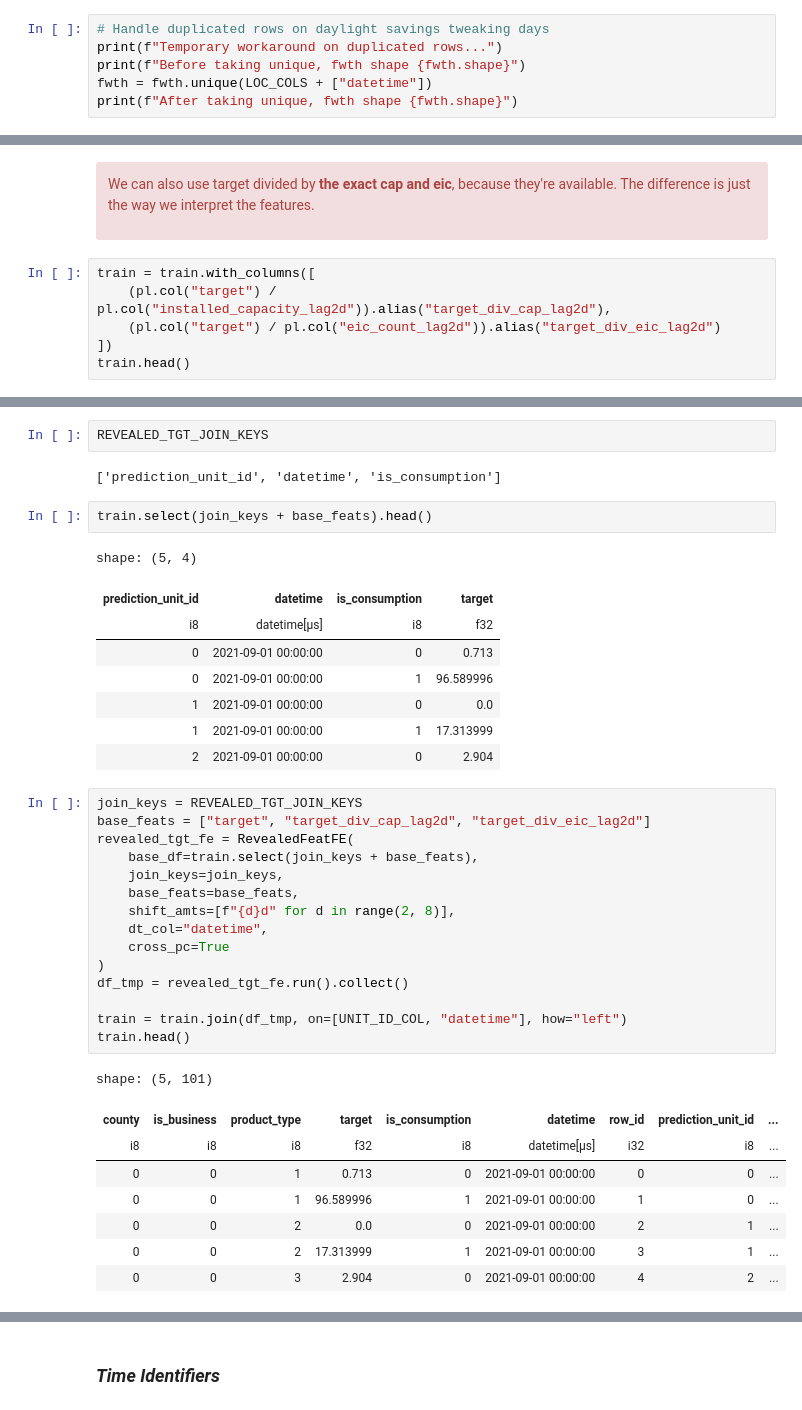
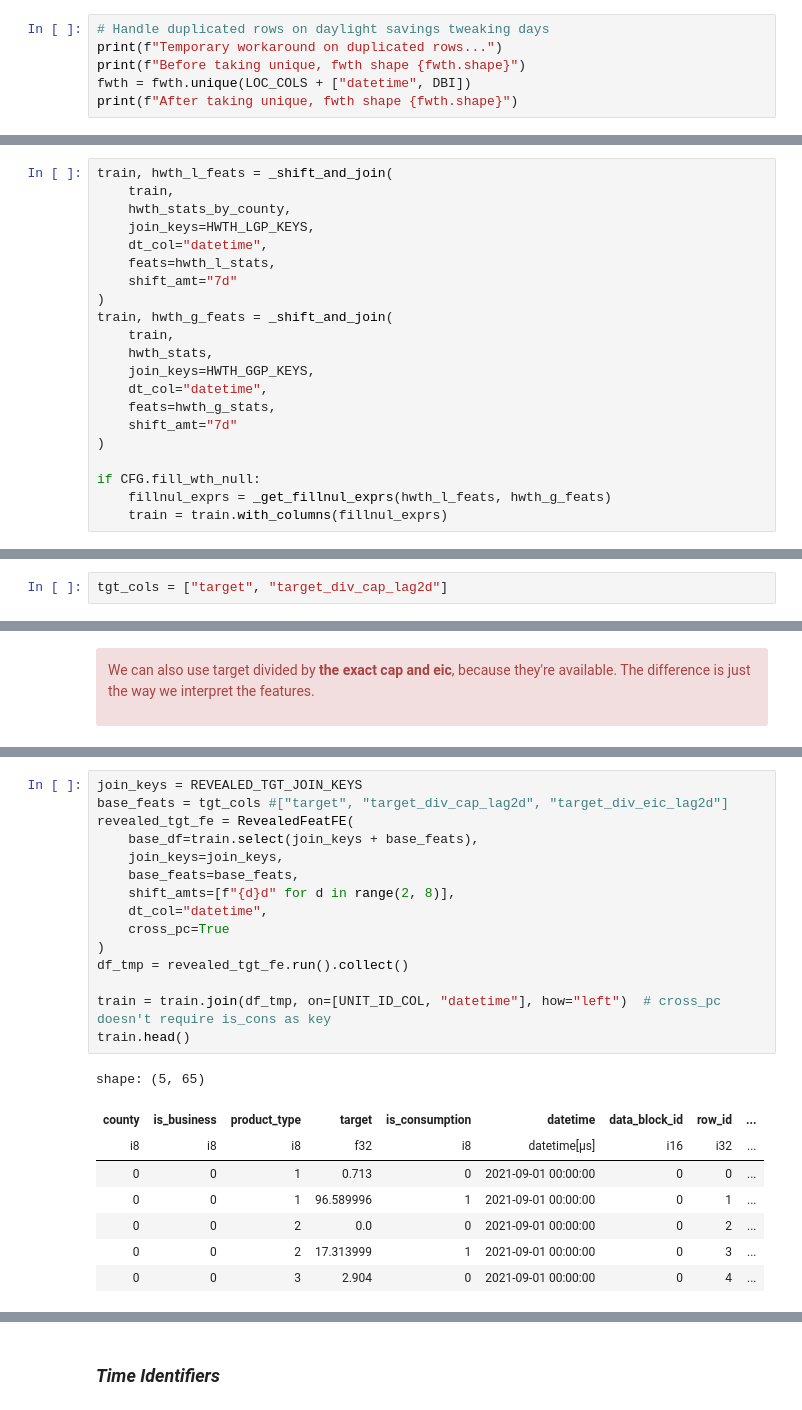
Before and after one commit to JiangJiaWei1103/Enefit-39th-Place-Solution, a Jupyter notebook: from_dp_to_fe.ipynb, the cells around one changed output, grey strips where cells are left out. Drawn from its saved outputs; the diff is of its cells as text.

```diff
--- a/from_dp_to_fe.ipynb
+++ b/from_dp_to_fe.ipynb
@@ -315,7 +412,7 @@ fwth_feats = [c for c in fwth.columns if c not in cols_to_skip]
 # Handle duplicated rows on daylight savings tweaking days
 print(f"Temporary workaround on duplicated rows...")
 print(f"Before taking unique, fwth shape {fwth.shape}")
-fwth = fwth.unique(LOC_COLS + ["datetime"])
+fwth = fwth.unique(LOC_COLS + ["datetime", DBI])
 print(f"After taking unique, fwth shape {fwth.shape}")
 # %% [output]
 Temporary workaround on duplicated rows...
@@ -522,3 +588,24 @@ shape: (2, 63)
+# %%
+train, hwth_l_feats = _shift_and_join(
+    train,
+    hwth_stats_by_county,
+    join_keys=HWTH_LGP_KEYS,
+    dt_col="datetime",
+    feats=hwth_l_stats,
+    shift_amt="7d"
+)
+train, hwth_g_feats = _shift_and_join(
+    train,
+    hwth_stats,
+    join_keys=HWTH_GGP_KEYS,
+    dt_col="datetime",
+    feats=hwth_g_stats,
+    shift_amt="7d"
+)
+
+if CFG.fill_wth_null:
+    fillnul_exprs = _get_fillnul_exprs(hwth_l_feats, hwth_g_feats)
+    train = train.with_columns(fillnul_exprs)
 # %%
 train.select(hwth_l_feats+hwth_g_feats).null_count() / len(train)
 # %% [output]
@@ -571,0 +669,2 @@ Type:      function
+# %%
+tgt_cols = ["target", "target_div_cap_lag2d"]
@@ -647,9 +818,3 @@ class RevealedFeatFE(object):
 <div class="alert alert-block alert-danger">
     <p>We can also use target divided by <strong>the exact cap and eic</strong>, because they're available. The difference is just the way we interpret the features.</p>
 </div>
-# %%
-train = train.with_columns([
-    (pl.col("target") / pl.col("installed_capacity_lag2d")).alias("target_div_cap_lag2d"),
-    (pl.col("target") / pl.col("eic_count_lag2d")).alias("target_div_eic_lag2d")
-])
-train.head()
@@ -685,39 +821,24 @@ Subclasses:
-# %%
-REVEALED_TGT_JOIN_KEYS
-# %% [output]
-['prediction_unit_id', 'datetime', 'is_consumption']
-# %%
-train.select(join_keys + base_feats).head()
-# %% [output]
-shape: (5, 4)
-| prediction_unit_id | datetime | is_consumption | target |
-| i8 | datetime[μs] | i8 | f32 |
-| 0 | 2021-09-01 00:00:00 | 0 | 0.713 |
-| 0 | 2021-09-01 00:00:00 | 1 | 96.589996 |
-| 1 | 2021-09-01 00:00:00 | 0 | 0.0 |
-| 1 | 2021-09-01 00:00:00 | 1 | 17.313999 |
-| 2 | 2021-09-01 00:00:00 | 0 | 2.904 |
 # %%
 join_keys = REVEALED_TGT_JOIN_KEYS
-base_feats = ["target", "target_div_cap_lag2d", "target_div_eic_lag2d"]
+base_feats = tgt_cols #["target", "target_div_cap_lag2d", "target_div_eic_lag2d"]
 revealed_tgt_fe = RevealedFeatFE(
     base_df=train.select(join_keys + base_feats),
     join_keys=join_keys,
     base_feats=base_feats,
     shift_amts=[f"{d}d" for d in range(2, 8)],
     dt_col="datetime",
     cross_pc=True
 )
 df_tmp = revealed_tgt_fe.run().collect()
 
-train = train.join(df_tmp, on=[UNIT_ID_COL, "datetime"], how="left")
+train = train.join(df_tmp, on=[UNIT_ID_COL, "datetime"], how="left")  # cross_pc doesn't require is_cons as key
 train.head()
 # %% [output]
-shape: (5, 101)
+shape: (5, 65)
-| county | is_business | product_type | target | is_consumption | datetime | row_id | prediction_unit_id | ... |
-| i8 | i8 | i8 | f32 | i8 | datetime[μs] | i32 | i8 | ... |
+| county | is_business | product_type | target | is_consumption | datetime | data_block_id | row_id | ... |
+| i8 | i8 | i8 | f32 | i8 | datetime[μs] | i16 | i32 | ... |
 | 0 | 0 | 1 | 0.713 | 0 | 2021-09-01 00:00:00 | 0 | 0 | ... |
-| 0 | 0 | 1 | 96.589996 | 1 | 2021-09-01 00:00:00 | 1 | 0 | ... |
-| 0 | 0 | 2 | 0.0 | 0 | 2021-09-01 00:00:00 | 2 | 1 | ... |
-| 0 | 0 | 2 | 17.313999 | 1 | 2021-09-01 00:00:00 | 3 | 1 | ... |
-| 0 | 0 | 3 | 2.904 | 0 | 2021-09-01 00:00:00 | 4 | 2 | ... |
+| 0 | 0 | 1 | 96.589996 | 1 | 2021-09-01 00:00:00 | 0 | 1 | ... |
+| 0 | 0 | 2 | 0.0 | 0 | 2021-09-01 00:00:00 | 0 | 2 | ... |
+| 0 | 0 | 2 | 17.313999 | 1 | 2021-09-01 00:00:00 | 0 | 3 | ... |
+| 0 | 0 | 3 | 2.904 | 0 | 2021-09-01 00:00:00 | 0 | 4 | ... |
```
Also changed, not shown: parts of 93 cells of this notebook, 1 other file.
